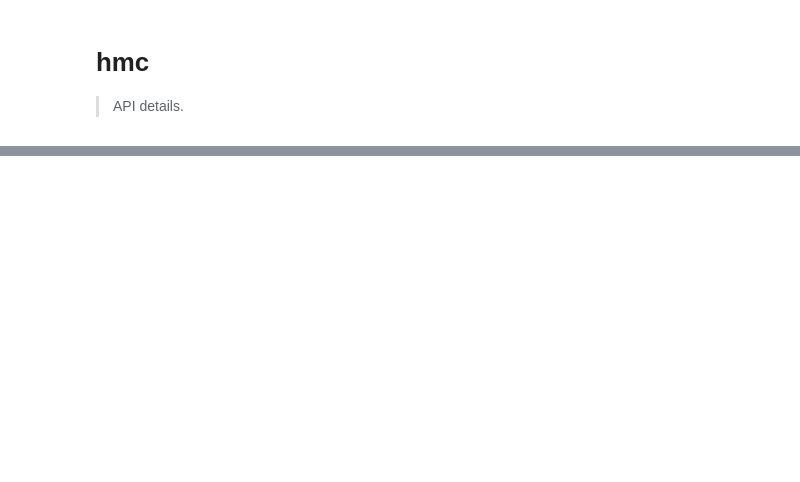
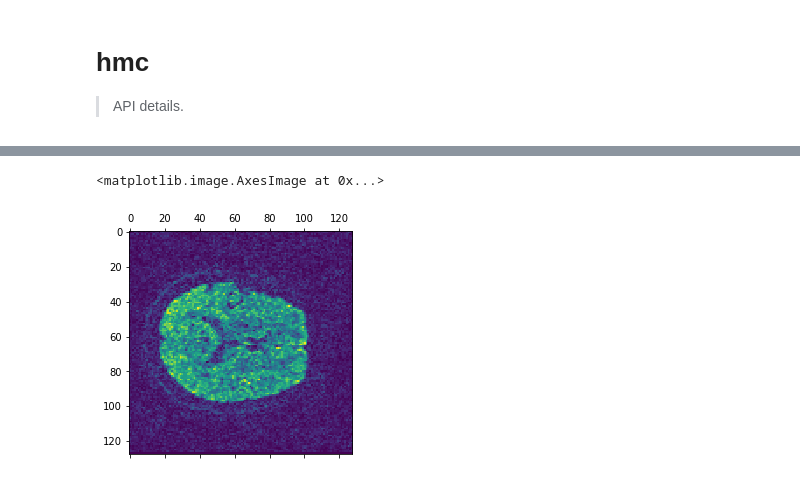
Before and after one commit to nrdg/hmc, a Jupyter notebook: 00_core.ipynb, the cells around one changed output, grey strips where cells are left out. Saved outputs shown, nothing was run; the diff lists cells and outputs as text; code cells hidden in the pictures; blank space fills up the shorter version.

```diff
--- a/00_core.ipynb
+++ b/00_core.ipynb
@@ -468,0 +492,5 @@ Line #      Hits         Time  Per Hit   % Time  Line Contents
+# %%
+plt.matshow(in_data[:, :, 30])])
+# %% [output]
+<matplotlib.image.AxesImage at 0x...>
+[figure, added]
```
Also changed, not shown: parts of 13 cells of this notebook, 1 other file.
